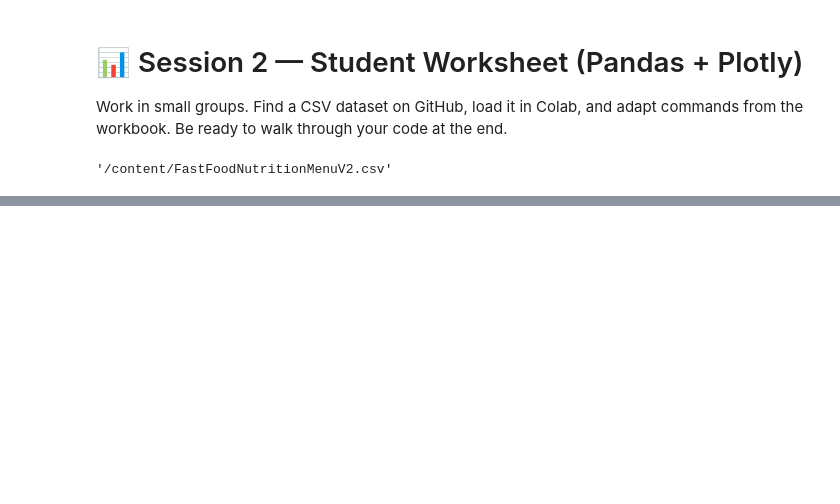
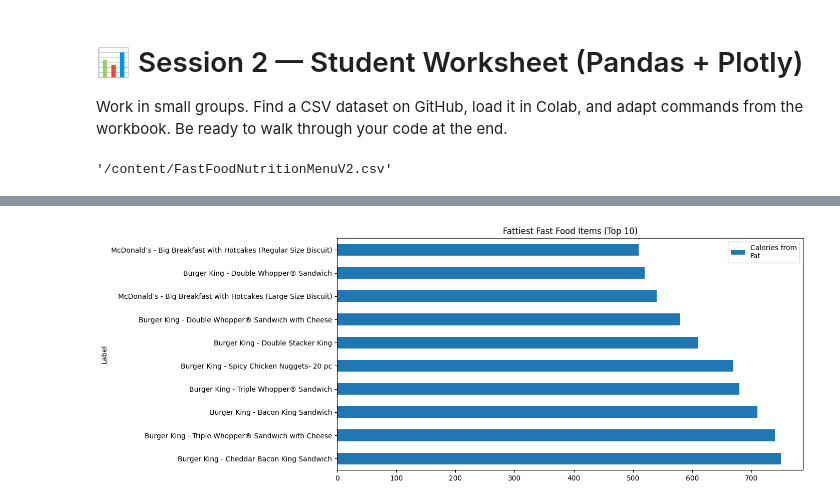
Before and after one commit to ShayHXY1017/Python_Course, a Jupyter notebook: Session_2_Student_Worksheet.ipynb, the cells around one changed output, grey strips where cells are left out. Cells and saved outputs as stored; diff of their text form; code cells hidden in the pictures; blank space fills up the shorter version.

```diff
--- a/Session_2_Student_Worksheet.ipynb
+++ b/Session_2_Student_Worksheet.ipynb
@@ -111,0 +49,8 @@ fig.show()
+# %%
+numeric_columns = ['Calories', 'Calories from\nFat', 'Total Fat\n(g)',
+                   'Saturated Fat\n(g)', 'Trans Fat\n(g)', 'Cholesterol\n(mg)',
+                   'Sodium \n(mg)', 'Carbs\n(g)', 'Fiber\n(g)', 'Sugars\n(g)',
+                   'Protein\n(g)', 'Weight Watchers\nPnts']
+
+for col in numeric_columns:
+    fast_food[col] = pd.to_numeric(fast_food[col], errors='coerce')
@@ -111,0 +76,3 @@ fig.show()
+# %%
+top_10_fat = fast_food.sort_values('Calories from\nFat', ascending=False).head(10)
+top_10_fat
@@ -111,0 +91,7 @@ fig.show()
+# %%
+top_10_fat['Label'] = top_10_fat['Company'] + ' - ' + top_10_fat['Item']
+# %%
+plot = top_10_fat.plot(kind='barh', x='Label', y='Calories from\nFat', figsize=(12,6),
+                      title='Fattiest Fast Food Items (Top 10)')
+# %% [output]
+[figure, added]
```
Also changed, not shown: parts of 11 cells of this notebook.
